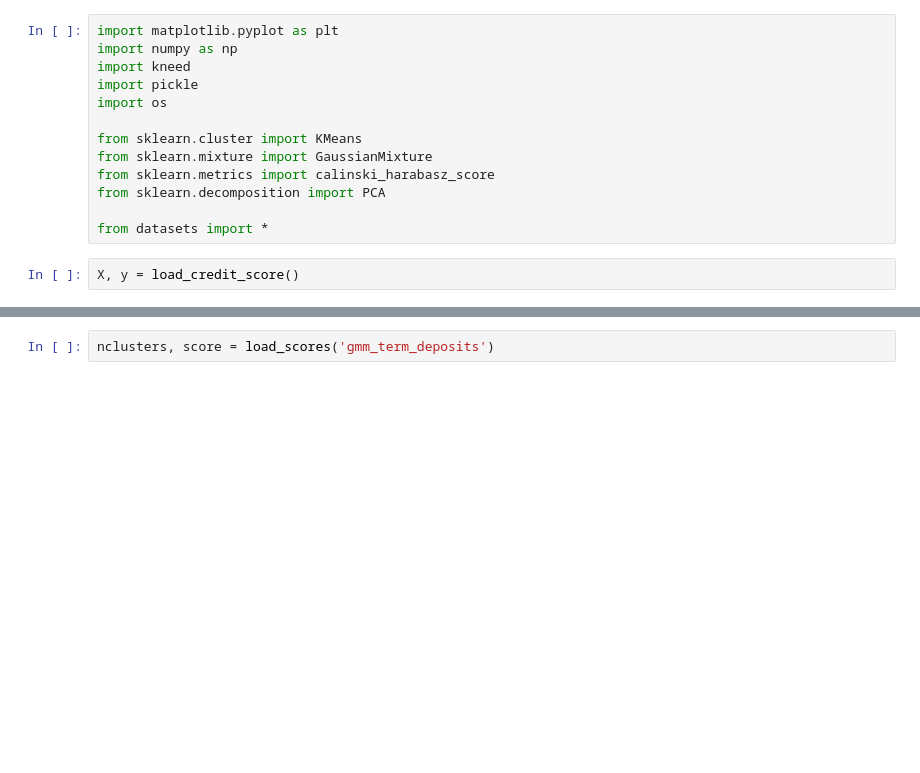
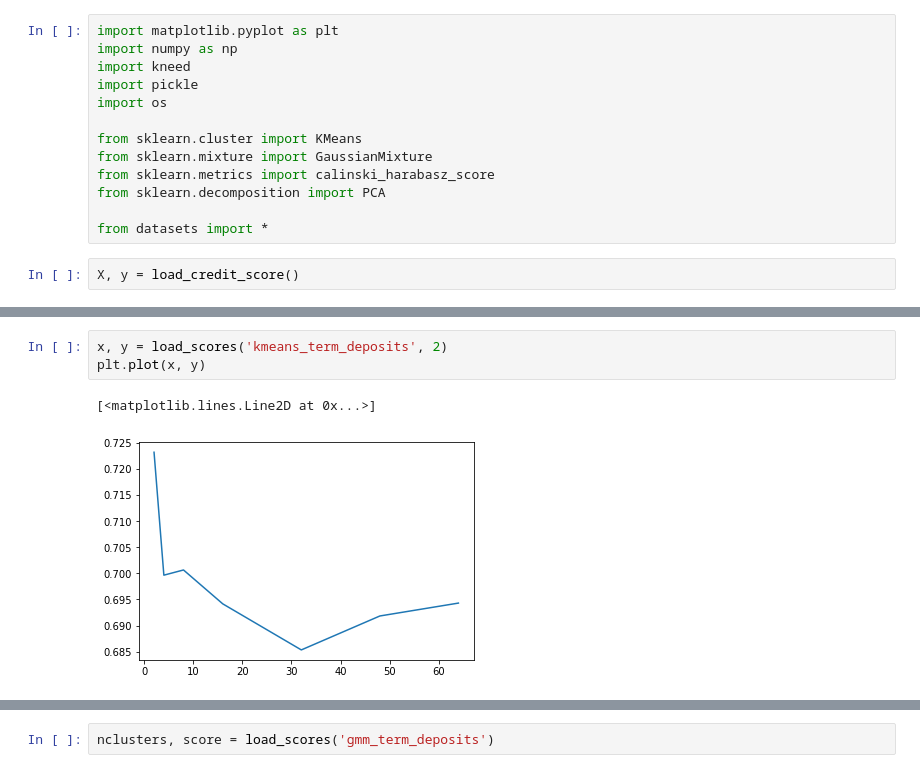
Before and after one commit to vinitjogani/clustering-comparison, a Jupyter notebook: explore.ipynb, the cells around one changed output, grey strips where cells are left out. Cells and saved outputs as stored; diff of their text form; blank space fills up the shorter version.

```diff
--- a/explore.ipynb
+++ b/explore.ipynb
@@ -19,0 +50,6 @@ def load_scores(key):
+# %%
+x, y = load_scores('kmeans_term_deposits', 2)
+plt.plot(x, y)
+# %% [output]
+[<matplotlib.lines.Line2D at 0x...>]
+[figure, added]
```
Also changed, not shown: parts of 4 cells of this notebook, 5 other files.
